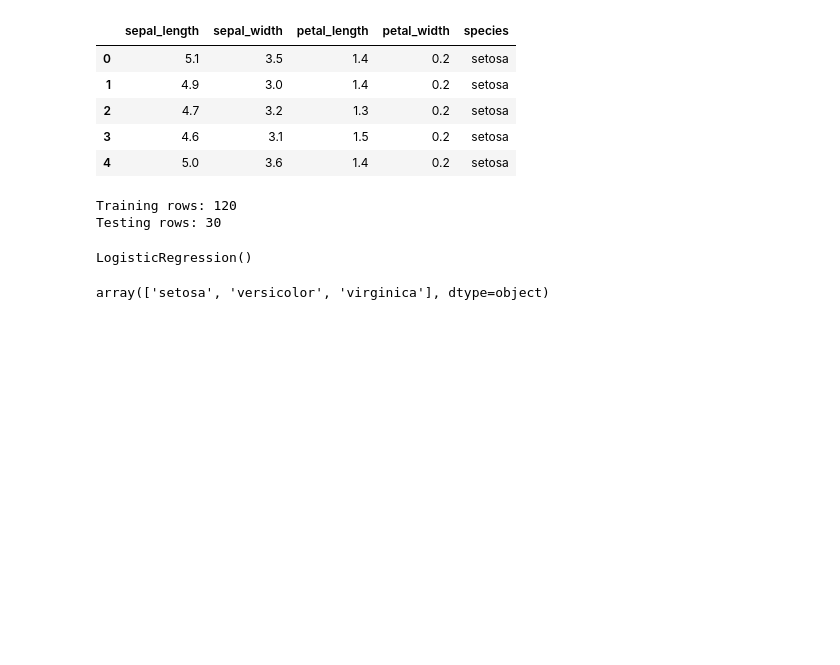
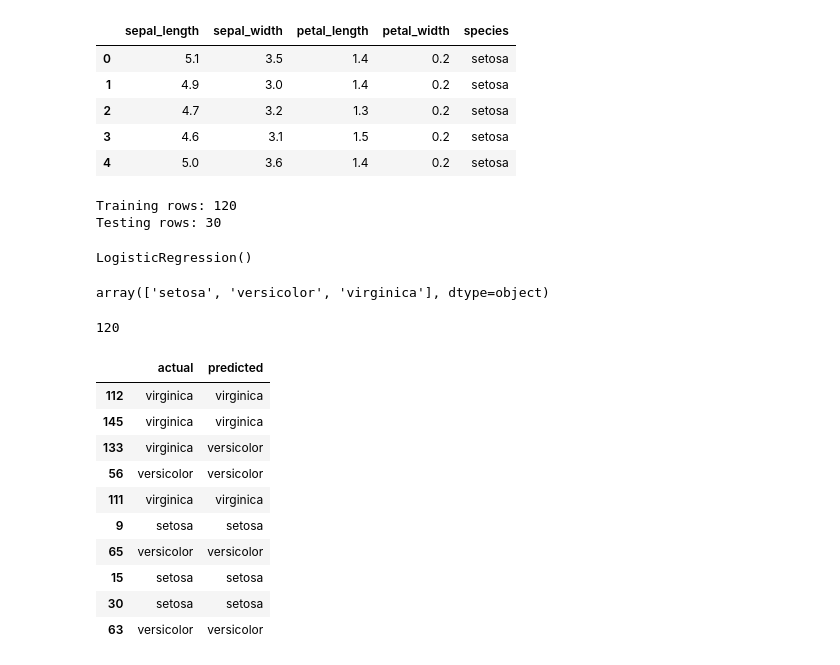
Before and after one commit to azeem932356/iris-classification, a Jupyter notebook: notebooks/Untitled.ipynb, the cells around one changed output. Drawn from its saved outputs; the diff is of its cells as text; code cells hidden in the pictures; blank space fills up the shorter version.

Commit message:
comparing

```diff
--- a/notebooks/Untitled.ipynb
+++ b/notebooks/Untitled.ipynb
@@ -214,3 +214,7 @@ LogisticRegression()
 model.classes_
 # %% [output]
 array(['setosa', 'versicolor', 'virginica'], dtype=object)
+# %%
+X_train.shape[0]
+# %% [output]
+120
@@ -216,0 +223,19 @@ array(['setosa', 'versicolor', 'virginica'], dtype=object)
+# %%
+#testing on test data and comparing with predicted values
+
+y_pred= model.predict(X_test)
+
+compare= pd.DataFrame({'actual': y_test, 'predicted': y_pred})
+compare.head(10)
+# %% [output]
+|  | actual | predicted |
+| 112 | virginica | virginica |
+| 145 | virginica | virginica |
+| 133 | virginica | versicolor |
+| 56 | versicolor | versicolor |
+| 111 | virginica | virginica |
+| 9 | setosa | setosa |
+| 65 | versicolor | versicolor |
+| 15 | setosa | setosa |
+| 30 | setosa | setosa |
+| 63 | versicolor | versicolor |
```
Also changed, not shown: parts of 1 cell of this notebook.
